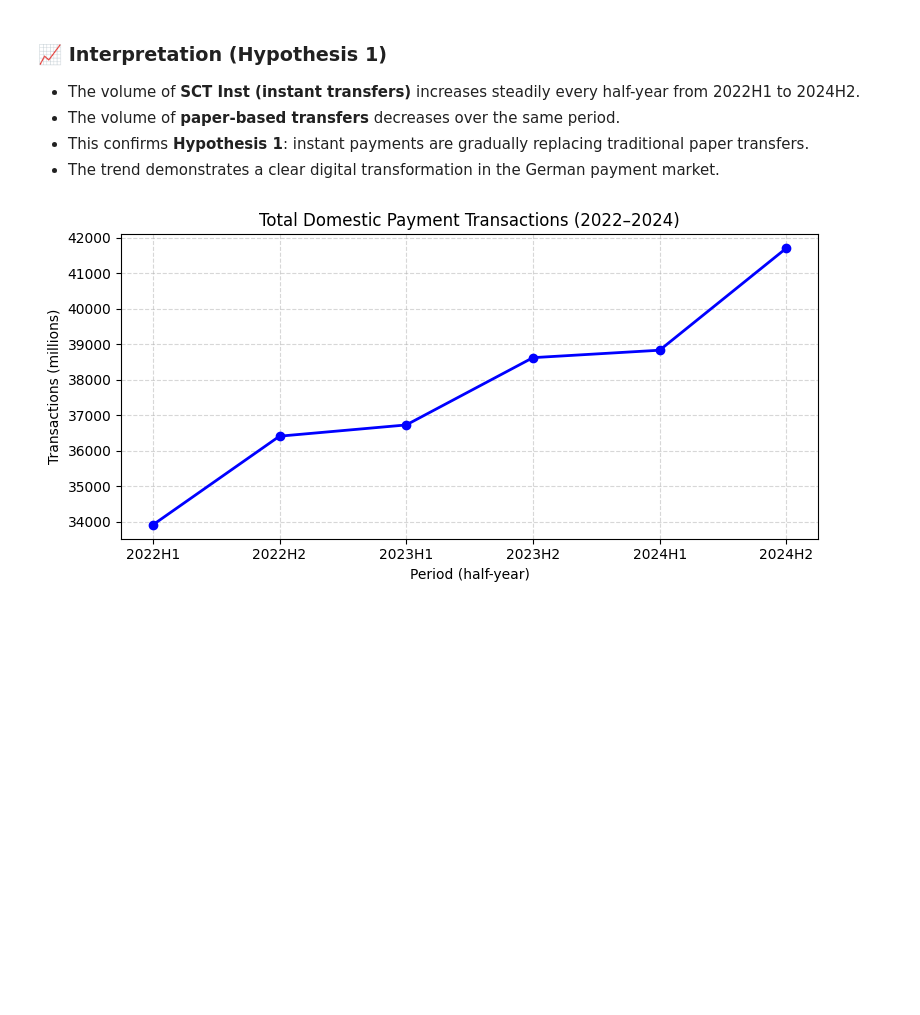
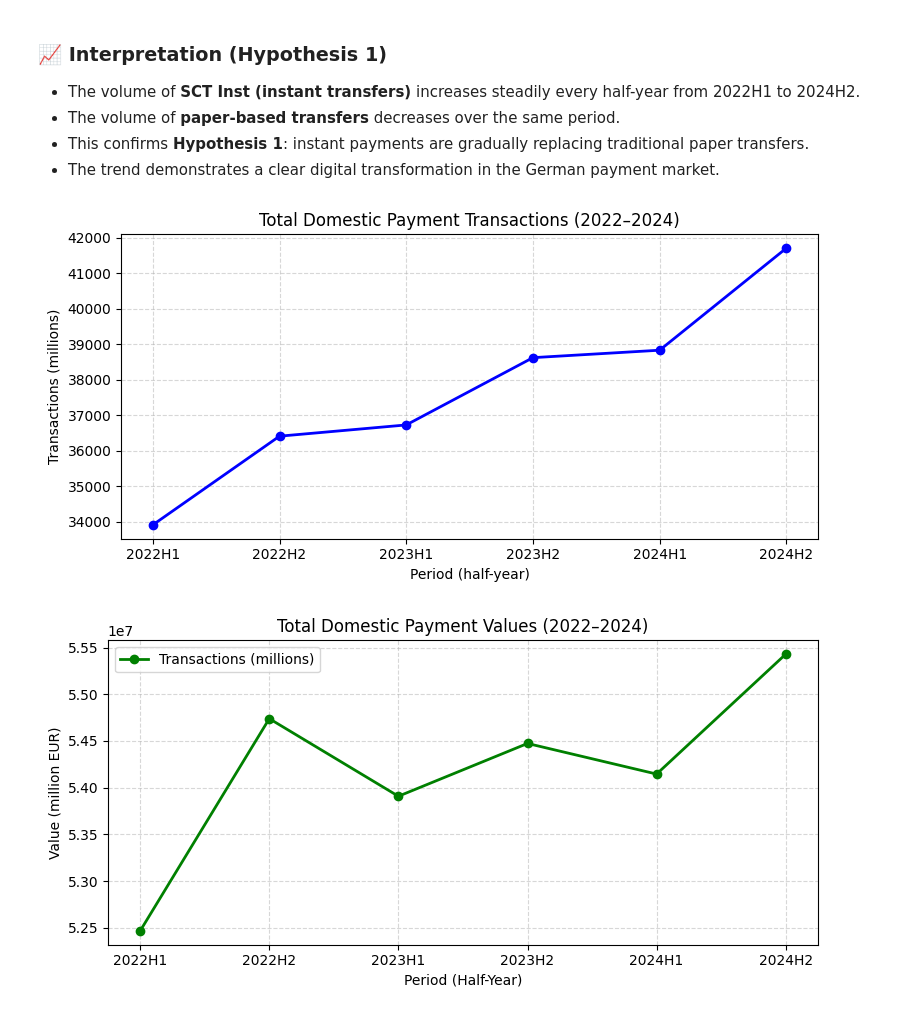
Before and after one commit to VladBuldenko/Instant-Payments-Readiness-Impact-Simulator-DE-Banking-, a Jupyter notebook: notebooks/04_hypothesis_validation.ipynb, the cells around one changed output. Drawn from its saved outputs; the diff is of its cells as text; code cells hidden in the pictures; blank space fills up the shorter version.

```diff
--- a/notebooks/04_hypothesis_validation.ipynb
+++ b/notebooks/04_hypothesis_validation.ipynb
@@ -136,21 +136,38 @@ plt.show()
 - The trend demonstrates a clear digital transformation in the German payment market.
 # %%
 # Filter Domestic transactions only
-domestic = transactions[transactions['Payment_Type'].str.contains('Domestic', case=False, na=False)]
+domestic_tr = transactions[transactions['Payment_Type'].str.contains('Domestic', case=False, na=False)]
+
 
 #  Group by period and sum
-domestic_group = domestic.groupby('period')['value'].sum().reset_index()
+domestic_group = domestic_tr.groupby('period')['value'].sum().reset_index()
 
 plt.figure(figsize=(8,4))
 plt.plot(domestic_group['period'], domestic_group['value'], marker='o', linewidth=2, color='blue')
 plt.title('Total Domestic Payment Transactions (2022–2024)')
 plt.xlabel('Period (half-year)')
 plt.ylabel('Transactions (millions)')
 plt.grid(True, linestyle='--', alpha=0.5)
 plt.tight_layout()
 plt.show()
+
+# Filter Domestic values only
+domestic_val = values[values['Payment_Type'].str.contains('Domestic', case=False, na=False)]
+
+domestic_val_group = domestic_val.groupby('period')['value'].sum().reset_index()
+
+plt.figure(figsize=(8,4))
+plt.plot(domestic_val_group['period'], domestic_val_group['value'], marker='o', linewidth=2, color='green',  label = 'Transactions (millions)')
+plt.title('Total Domestic Payment Values (2022–2024)')
+plt.xlabel('Period (Half-Year)')
+plt.ylabel('Value (million EUR)')
+plt.grid(True, linestyle='--', alpha=0.5)
+plt.legend()
+plt.tight_layout()
+plt.show()
 # %% [output]
 [figure]
+[figure, added]
 # %% [markdown]
 ### 📈 Interpretation (Hypothesis 4)
 
```
Also changed, not shown: parts of 1 cell of this notebook, 5 other files.
